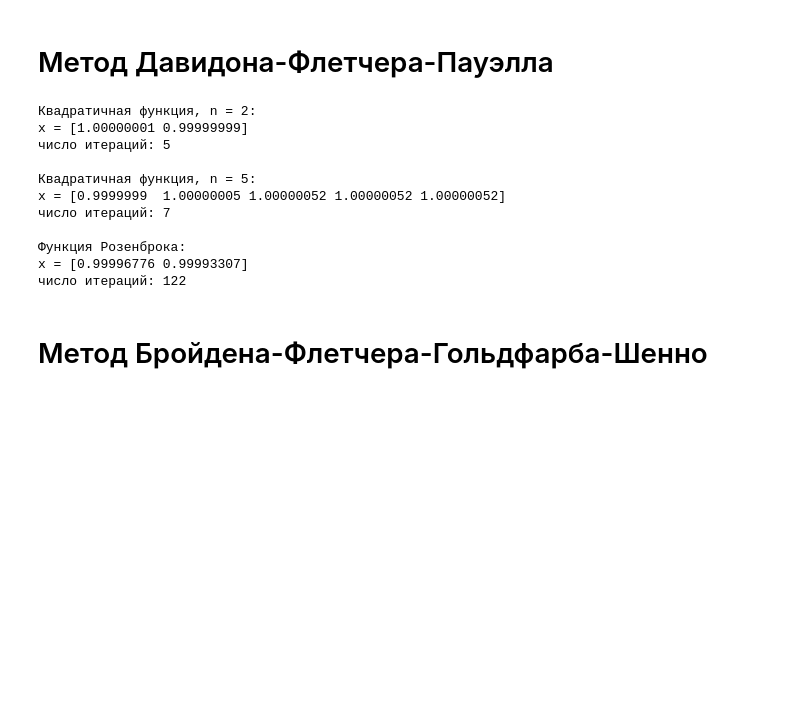
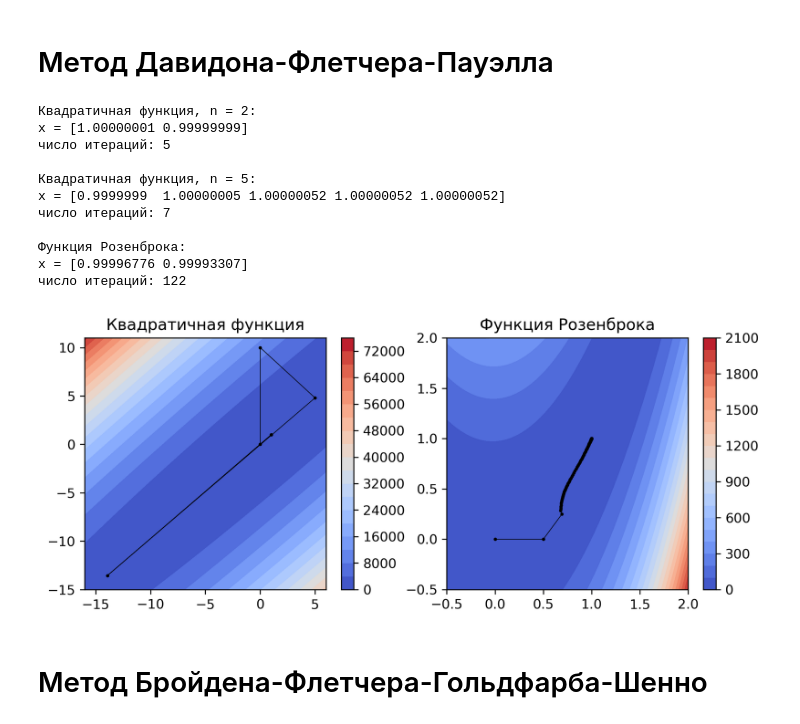
Before and after one commit to vsgolovin/hse-homework, a Jupyter notebook: opt-hw04/quasi-newton.ipynb, the cells around one changed output. Cells and saved outputs as stored; diff of their text form; code cells hidden in the pictures; blank space fills up the shorter version.

```diff
--- a/opt-hw04/quasi-newton.ipynb
+++ b/opt-hw04/quasi-newton.ipynb
@@ -255,35 +281,40 @@ def dfp(f, fdot, x0, h_method=1.0, grad_min=1e-4, maxiter=10000,
         return solutions
     return x
 # %%
+fig, [ax1, ax2] = init_figure()
+
 sol = dfp(quadratic, quadratic_derivatives, [0, 0],
           h_method=1, grad_min=1e-3, full_output=True)
 print('\nКвадратичная функция, n = 2:')
 print(f'x = {sol[-1]}')
 print(f'число итераций: {len(sol) - 1}')
+ax1 = plot_path(np.array(sol), quadratic, fig, ax1)
 
 sol = dfp(quadratic, quadratic_derivatives, [0] * 5,
           h_method=1, grad_min=1e-3, full_output=True)
 print('\nКвадратичная функция, n = 5:')
 print(f'x = {sol[-1]}')
 print(f'число итераций: {len(sol) - 1}')
 
 sol = dfp(rosenbrock, rosenbrock_derivatives, [0, 0],
           h_method=0.1, grad_min=1e-3, full_output=True)
 print('\nФункция Розенброка:')
 print(f'x = {sol[-1]}')
 print(f'число итераций: {len(sol) - 1}')
+ax2 = plot_path(np.array(sol), rosenbrock, fig, ax2)
 # %% [output]
 Квадратичная функция, n = 2:
 x = [1.00000001 0.99999999]
 число итераций: 5
 
 Квадратичная функция, n = 5:
 x = [0.9999999  1.00000005 1.00000052 1.00000052 1.00000052]
 число итераций: 7
 
 Функция Розенброка:
 x = [0.99996776 0.99993307]
 число итераций: 122
+[figure, added]
 # %% [markdown]
 # Метод Бройдена-Флетчера-Гольдфарба-Шенно
 # %%
```
Also changed, not shown: parts of 4 cells of this notebook, 6 other files.
